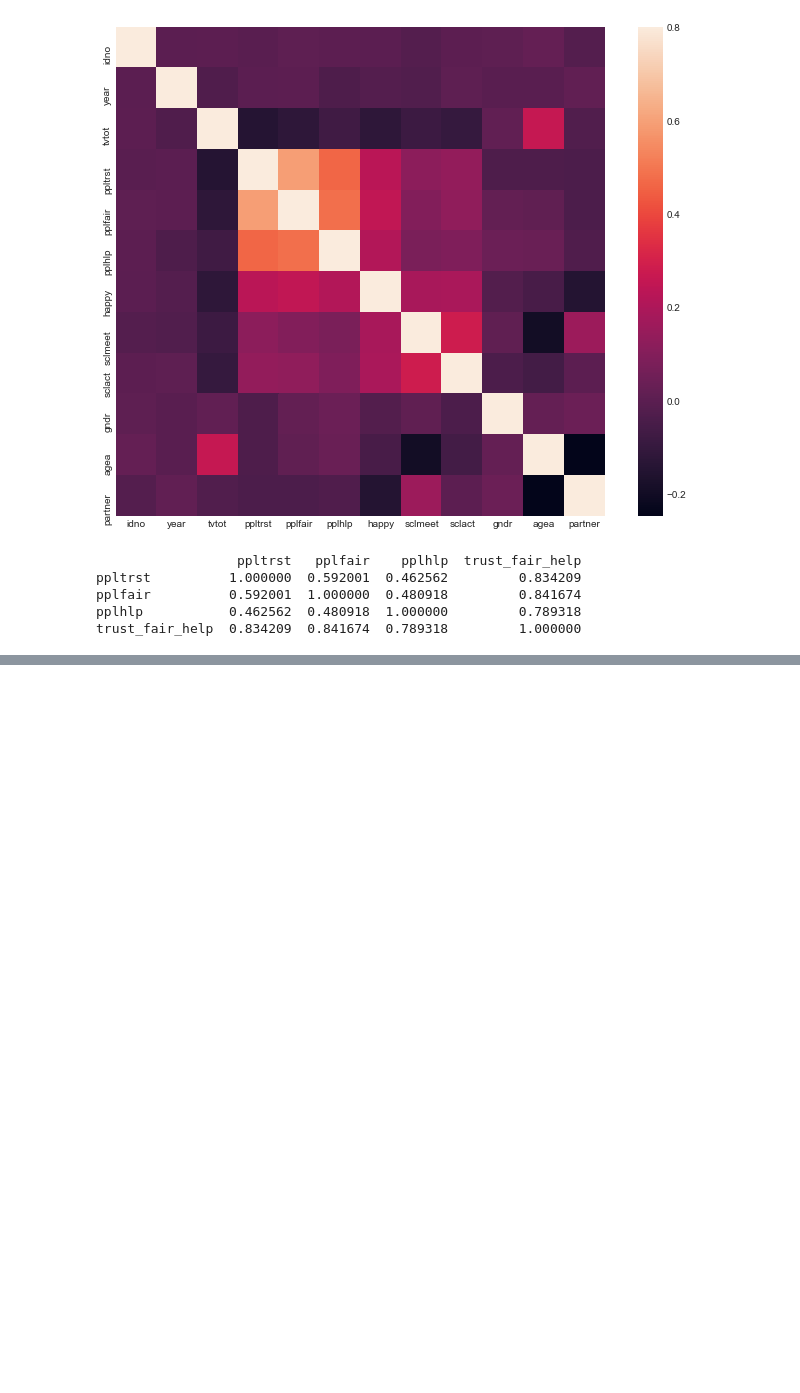
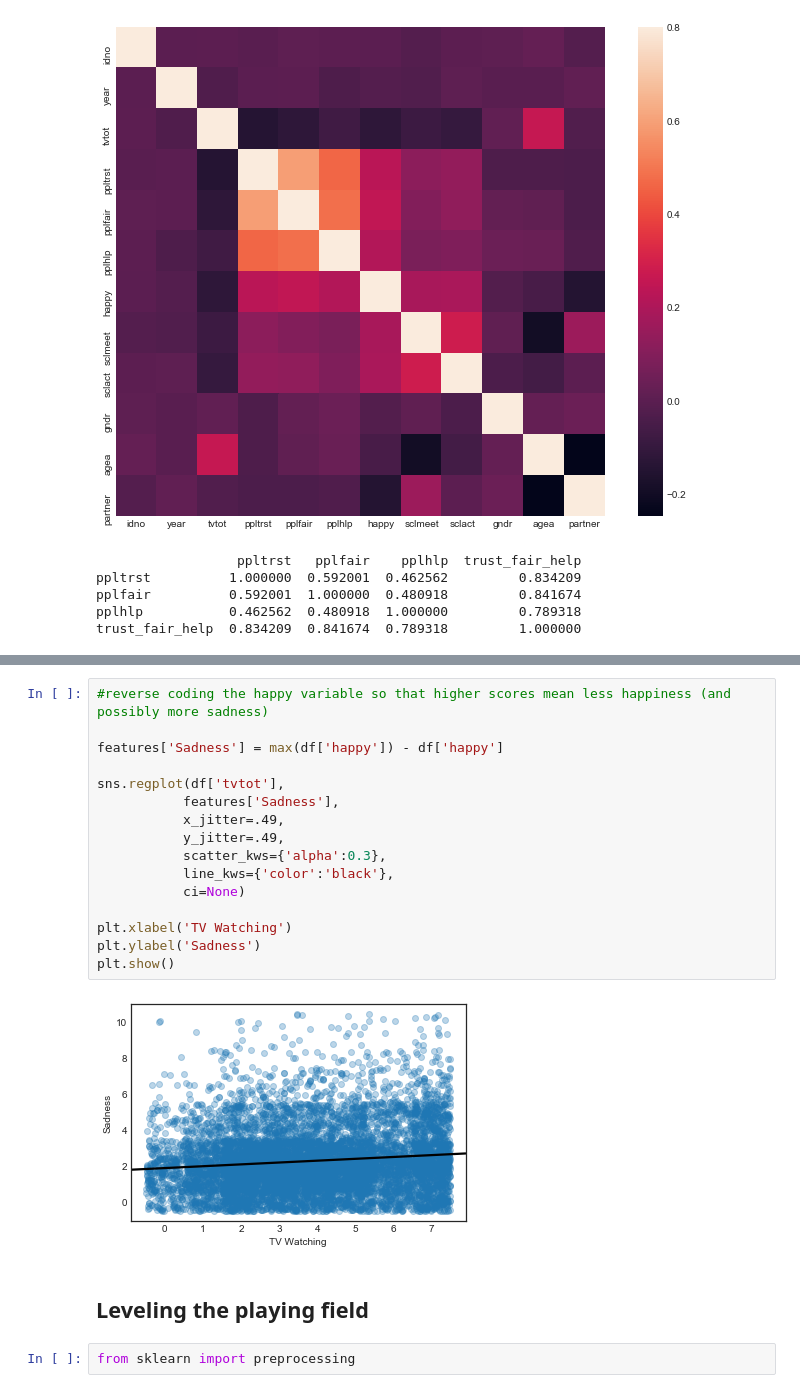
Before and after one commit to brianmcguckin/thinkful_unit_02_supervised_learning, a Jupyter notebook: 02_01_05_feature_engineering.ipynb, the cells around one changed output, grey strips where cells are left out. Drawn from its saved outputs; the diff is of its cells as text; blank space fills up the shorter version.

```diff
--- a/02_01_05_feature_engineering.ipynb
+++ b/02_01_05_feature_engineering.ipynb
@@ -121,0 +165,22 @@ trust_fair_help  0.834209  0.841674  0.789318         1.000000
+# %%
+#reverse coding the happy variable so that higher scores mean less happiness (and possibly more sadness)
+
+features['Sadness'] = max(df['happy']) - df['happy']
+
+sns.regplot(df['tvtot'],
+           features['Sadness'],
+           x_jitter=.49,
+           y_jitter=.49,
+           scatter_kws={'alpha':0.3},
+           line_kws={'color':'black'},
+           ci=None)
+
+plt.xlabel('TV Watching')
+plt.ylabel('Sadness')
+plt.show()
+# %% [output]
+[figure, added]
+# %% [markdown]
+## Leveling the playing field
+# %%
+from sklearn import preprocessing
```
Also changed, not shown: parts of 7 cells of this notebook.
